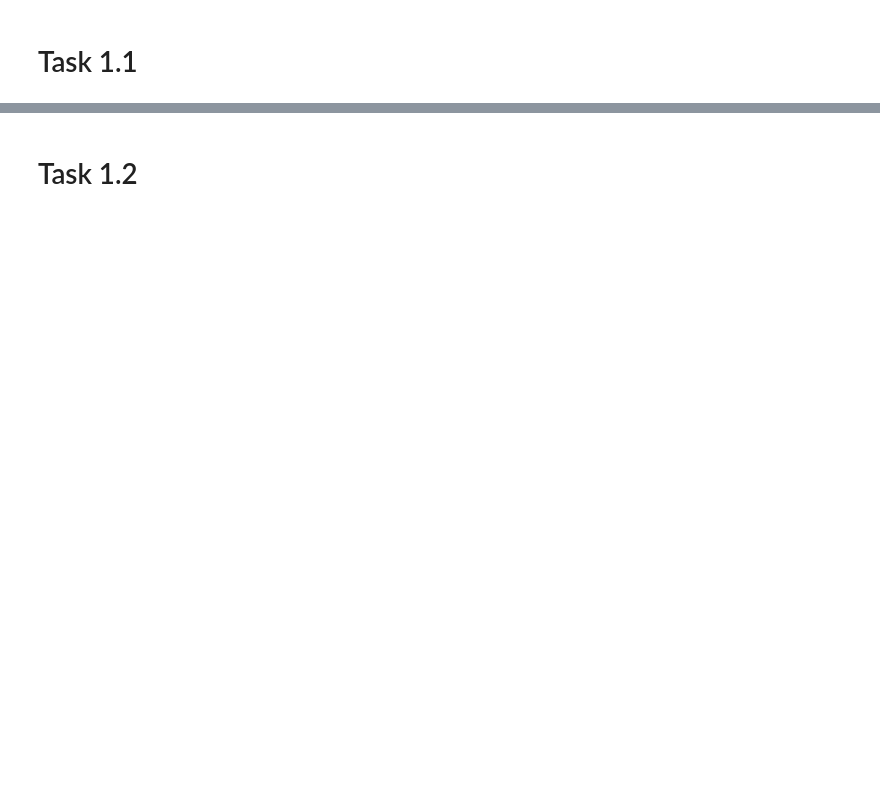
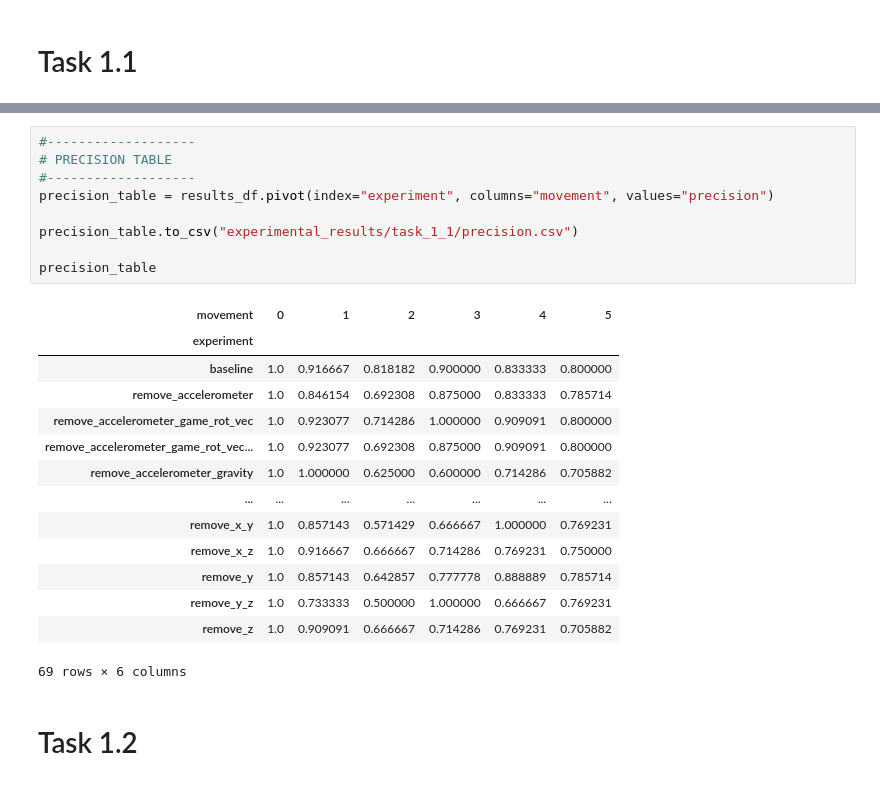
Before and after one commit to silviatommaso/human_motion_computing, a Jupyter notebook: part_I.ipynb, the cells around one changed output, grey strips where cells are left out. Cells and saved outputs as stored; diff of their text form; blank space fills up the shorter version.

```diff
--- a/part_I.ipynb
+++ b/part_I.ipynb
@@ -288,3 +276,27 @@ delta_table
+# %%
+#-------------------
+# PRECISION TABLE
+#-------------------
+precision_table = results_df.pivot(index="experiment", columns="movement", values="precision")
+
+precision_table.to_csv("experimental_results/task_1_1/precision.csv")
+
+precision_table
+# %% [output]
+| movement | 0 | 1 | 2 | 3 | 4 | 5 |
+| experiment |  |  |  |  |  |  |
+| baseline | 1.0 | 0.916667 | 0.818182 | 0.900000 | 0.833333 | 0.800000 |
+| remove_accelerometer | 1.0 | 0.846154 | 0.692308 | 0.875000 | 0.833333 | 0.785714 |
+| remove_accelerometer_game_rot_vec | 1.0 | 0.923077 | 0.714286 | 1.000000 | 0.909091 | 0.800000 |
+| remove_accelerometer_game_rot_vec... | 1.0 | 0.923077 | 0.692308 | 0.875000 | 0.909091 | 0.800000 |
+| remove_accelerometer_gravity | 1.0 | 1.000000 | 0.625000 | 0.600000 | 0.714286 | 0.705882 |
+| ... | ... | ... | ... | ... | ... | ... |
+| remove_x_y | 1.0 | 0.857143 | 0.571429 | 0.666667 | 1.000000 | 0.769231 |
+| remove_x_z | 1.0 | 0.916667 | 0.666667 | 0.714286 | 0.769231 | 0.750000 |
+| remove_y | 1.0 | 0.857143 | 0.642857 | 0.777778 | 0.888889 | 0.785714 |
+| remove_y_z | 1.0 | 0.733333 | 0.500000 | 1.000000 | 0.666667 | 0.769231 |
+| remove_z | 1.0 | 0.909091 | 0.666667 | 0.714286 | 0.769231 | 0.705882 |
+69 rows × 6 columns
 # %% [markdown]
 # Task 1.2
 # %%
```
Also changed, not shown: parts of 9 cells of this notebook, 16 other files.
